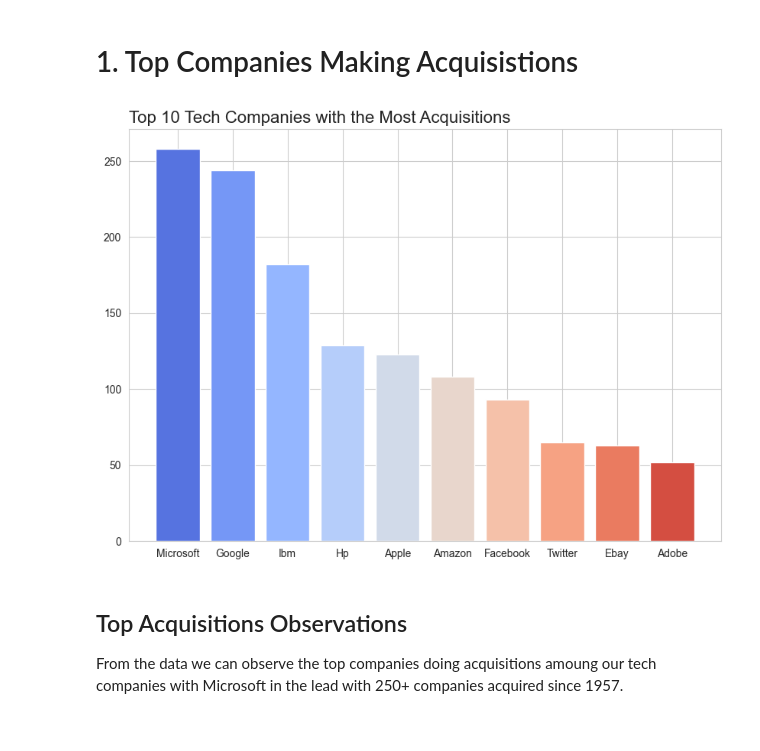
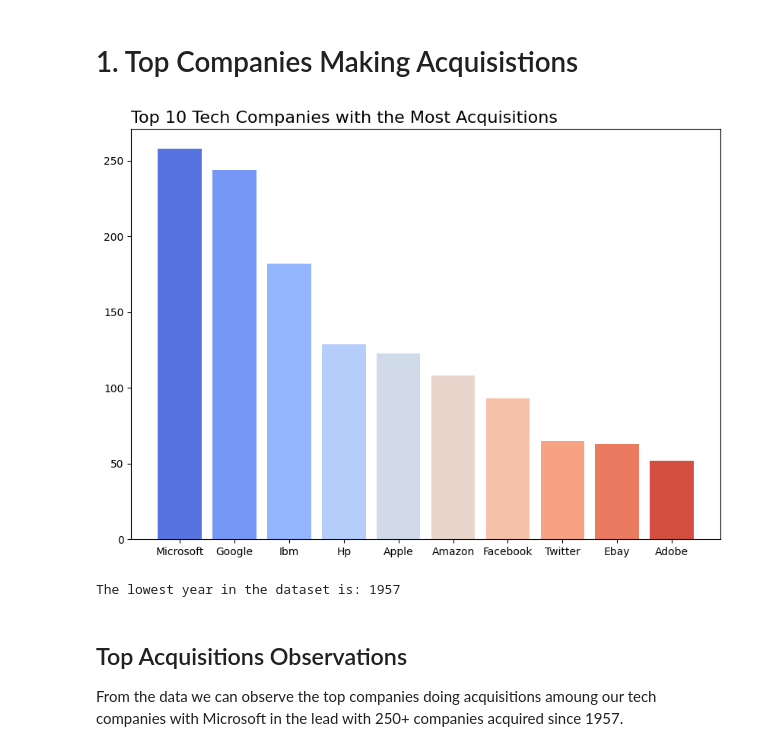
Before and after one commit to build-summer-2024/async-orange-Roberto_Echeverria-final-project, a Jupyter notebook: Data_Exploration.ipynb, the cells around one changed output. Saved outputs shown, nothing was run; the diff lists cells and outputs as text; code cells hidden in the pictures.

```diff
--- a/Data_Exploration.ipynb
+++ b/Data_Exploration.ipynb
@@ -31,52 +55,41 @@ Heres the unedited data frame that i used for this project.
 # %%
 #Question 1: What were the top companies making aquisistions
 
-top_companies = df.groupby('Parent Company')
-top_companies.describe()
-
-# Aggregate using an example function, like sum
-top_companies_agg = df.groupby('Parent Company').count().reset_index()
-top_companies_agg
-
 # Group by 'Parent Company' and count the number of occurrences in each group
 top_companies_count = df.groupby('Parent Company').size().reset_index(name='Count')
-
+# Sort the df by largest to smallest ammount of acquisitions
 top_companies_sorted = top_companies_count.sort_values(by='Count', ascending=False).reset_index()
 top_companies_sorted.head(10)
-
+# Define top 10 companies
 company_name = top_companies_sorted['Parent Company'].head(10)
 mergers_and_aqu = top_companies_sorted['Count'].head(10)
 
 # Figure Size
 fig = plt.figure(figsize =(10, 7))
-
-# Horizontal Bar Plot
-#plt.bar(company_name[0:10], mergers_and_aqu[0:10])
 
 # Use seaborn color palette
 colors = sns.color_palette('coolwarm', len(company_name))
 
 # Horizontal Bar Plot
 bars = plt.bar(company_name, mergers_and_aqu, color=colors)
 
 # Add Title
 plt.title('Top 10 Tech Companies with the Most Acquisitions', loc='left', fontsize=16)
 
 # Show Plot
 plt.show()
 # %% [output]
-[figure, old version]
+[figure, new version]
 # %%
-# Replace non-numeric values with NaN
-#df['Acquisition Year'] = pd.to_numeric(df['Acquisition Year'], errors='coerce')
-
-# Convert 'Acquisition Year' to numeric type
-#df['Acquisition Year'] = pd.to_numeric(df['Acquisition Year'])
+# Finding the first year in the data set
+years = df.groupby('Acquisition Year').size().reset_index(name = 'Count').drop(0)
+years
 
 # Find the lowest year
-#lowest_year = df['Acquisition Year'].min()
-
-#print(f"The lowest year in the dataset is: {lowest_year}")
+lowest_year = years['Acquisition Year'].min()
+print(f"The lowest year in the dataset is: {lowest_year}")
+# %% [output]
+The lowest year in the dataset is: 1957
 # %% [markdown]
 ## Top Acquisitions Observations
 From the data we can observe the top companies doing acquisitions amoung our tech companies with Microsoft in the lead with 250+ companies acquired since 1957.
```
Also changed, not shown: parts of 33 cells of this notebook, 3 other files.
